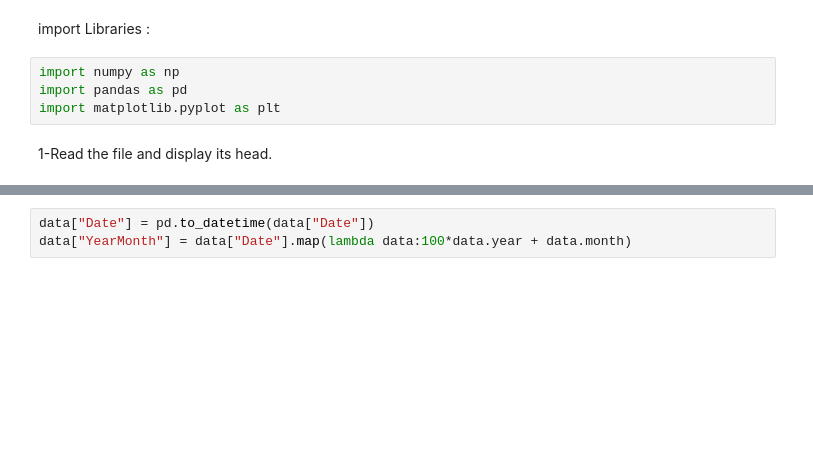
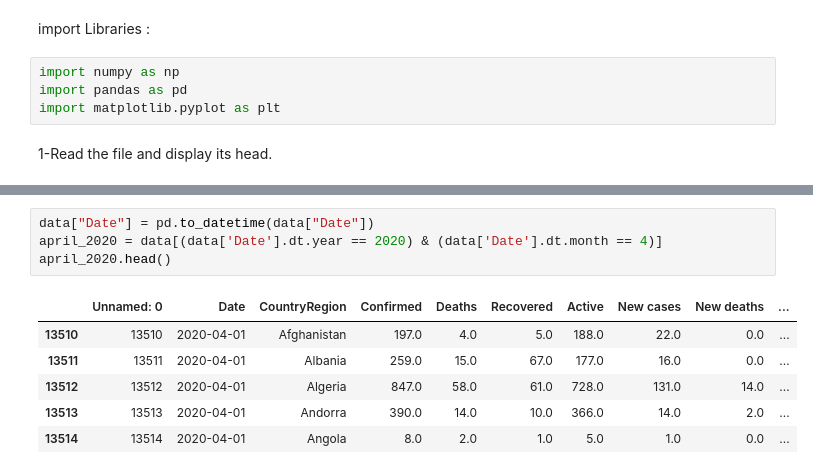
Before and after one commit to Moein-Moatali-2006/Data-Science, a Jupyter notebook: Data Science 5.3/COVID-19/main.ipynb, the cells around one changed output, grey strips where cells are left out. Drawn from its saved outputs; the diff is of its cells as text; blank space fills up the shorter version.

```diff
--- a/Data Science 5.3/COVID-19/main.ipynb
+++ b/Data Science 5.3/COVID-19/main.ipynb
@@ -32,3 +29,11 @@ Convert a date from a string format to an actual date.
 # %%
 data["Date"] = pd.to_datetime(data["Date"])
-data["YearMonth"] = data["Date"].map(lambda data:100*data.year + data.month)
+april_2020 = data[(data['Date'].dt.year == 2020) & (data['Date'].dt.month == 4)]
+april_2020.head()
+# %% [output]
+|  | Unnamed: 0 | Date | CountryRegion | Confirmed | Deaths | Recovered | Active | New cases | New deaths | ... |
+| 13510 | 13510 | 2020-04-01 | Afghanistan | 197.0 | 4.0 | 5.0 | 188.0 | 22.0 | 0.0 | ... |
+| 13511 | 13511 | 2020-04-01 | Albania | 259.0 | 15.0 | 67.0 | 177.0 | 16.0 | 0.0 | ... |
+| 13512 | 13512 | 2020-04-01 | Algeria | 847.0 | 58.0 | 61.0 | 728.0 | 131.0 | 14.0 | ... |
+| 13513 | 13513 | 2020-04-01 | Andorra | 390.0 | 14.0 | 10.0 | 366.0 | 14.0 | 2.0 | ... |
+| 13514 | 13514 | 2020-04-01 | Angola | 8.0 | 2.0 | 1.0 | 5.0 | 1.0 | 0.0 | ... |
```
Also changed, not shown: parts of 5 cells of this notebook, 2 other files.
